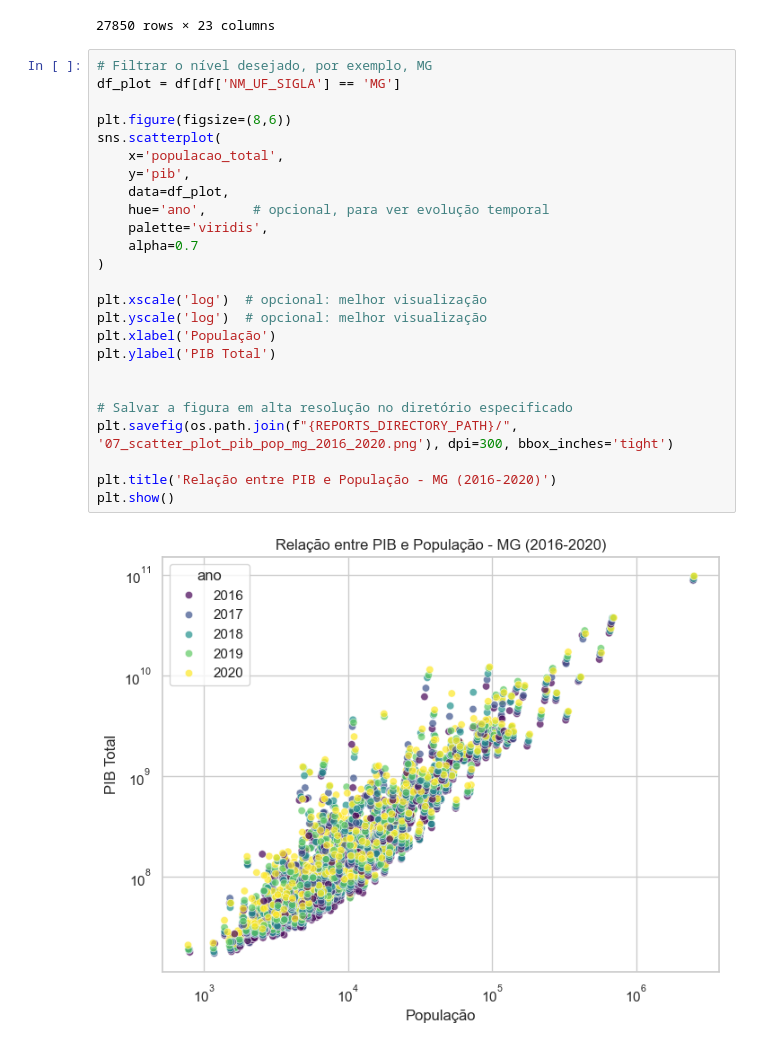
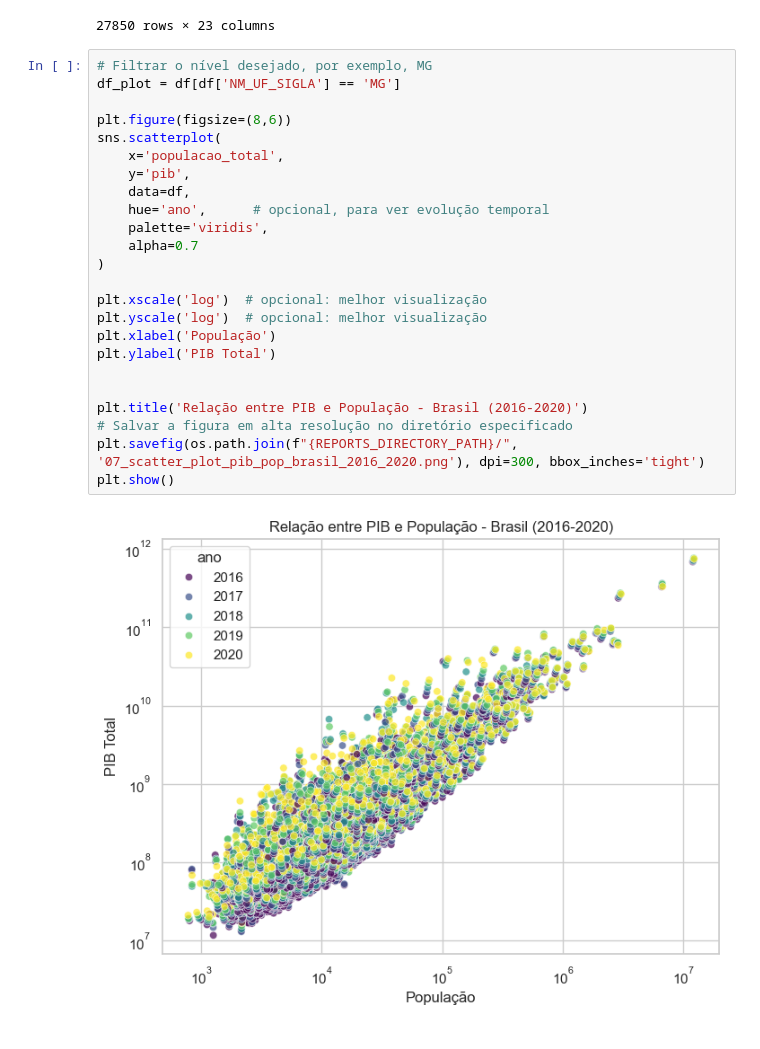
Before and after one commit to EstevaoAugusto/ZettaLab-2ed-Desafio-Ciencia-e-Governanca-de-Dados, a Jupyter notebook: notebooks/2_analise_exploratoria.ipynb, the cells around one changed output. Saved outputs shown, nothing was run; the diff lists cells and outputs as text.

```diff
--- a/notebooks/2_analise_exploratoria.ipynb
+++ b/notebooks/2_analise_exploratoria.ipynb
@@ -511,27 +511,26 @@ df
 # %%
 # Filtrar o nível desejado, por exemplo, MG
 df_plot = df[df['NM_UF_SIGLA'] == 'MG']
 
 plt.figure(figsize=(8,6))
 sns.scatterplot(
     x='populacao_total',
     y='pib',
-    data=df_plot,
+    data=df,
     hue='ano',      # opcional, para ver evolução temporal
     palette='viridis',
     alpha=0.7
 )
 
 plt.xscale('log')  # opcional: melhor visualização
 plt.yscale('log')  # opcional: melhor visualização
 plt.xlabel('População')
 plt.ylabel('PIB Total')
 
 
+plt.title('Relação entre PIB e População - Brasil (2016-2020)')
 # Salvar a figura em alta resolução no diretório especificado
-plt.savefig(os.path.join(f"{REPORTS_DIRECTORY_PATH}/", '07_scatter_plot_pib_pop_mg_2016_2020.png'), dpi=300, bbox_inches='tight')
-
-plt.title('Relação entre PIB e População - MG (2016-2020)')
+plt.savefig(os.path.join(f"{REPORTS_DIRECTORY_PATH}/", '07_scatter_plot_pib_pop_brasil_2016_2020.png'), dpi=300, bbox_inches='tight')
 plt.show()
 # %% [output]
-[figure, old version]
+[figure, new version]
```
Also changed, not shown: 5 other files.
